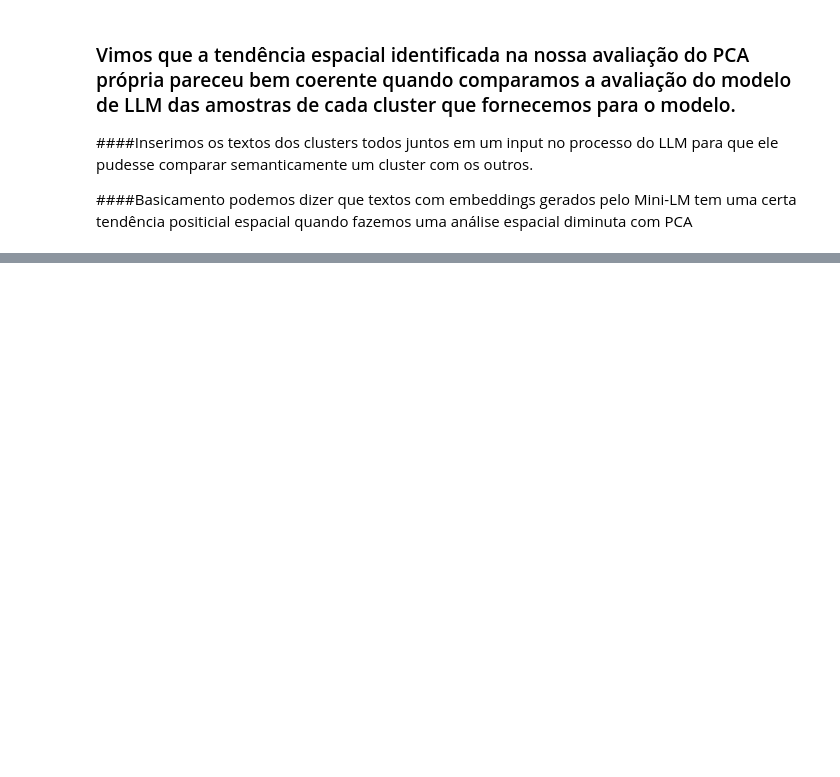
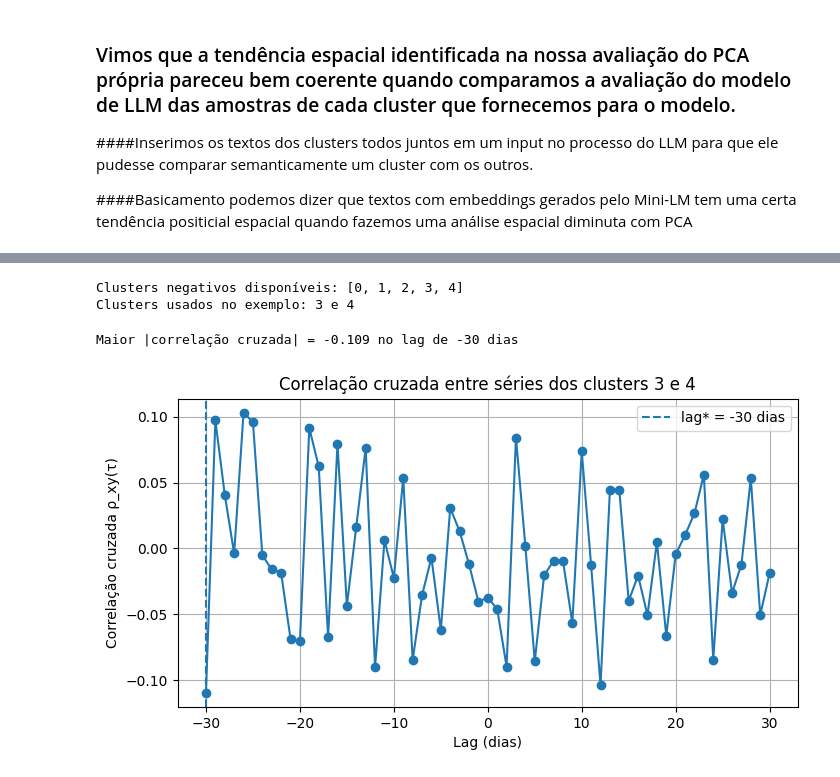
Before and after one commit to Guizinx/guilhermearthursantosmachado_Valida-odemodelosdeclusteriza-o-25E4_3-_pd, a Jupyter notebook: guilhermearthursantosmachado_Validaçãodemodelosdeclusterização[25E4_3]_pd.ipynb, the cells around one changed output, grey strips where cells are left out. Cells and saved outputs as stored; diff of their text form; code cells hidden in the pictures; blank space fills up the shorter version.

```diff
--- a/guilhermearthursantosmachado_Validaçãodemodelosdeclusterização[25E4_3]_pd.ipynb
+++ b/guilhermearthursantosmachado_Validaçãodemodelosdeclusterização[25E4_3]_pd.ipynb
@@ -508,0 +555,22 @@ Your inspirational quotes on twitter/Feb never really got to me. But oh damn ur
+# %%
+rng = np.random.default_rng(42)  # reprodutibilidade
+# Criação das datas aleatorias para as séries
+datas_2025 = pd.date_range("2025-01-01", "2025-12-31", freq="D")
+df["data_2025"] = rng.choice(datas_2025, size=len(df))
+# %%
+mask_neg = (df["label"] == 0)
+df_neg = df.loc[mask_neg].copy()
+
+# garantir que os clusters sejam inteiros
+df_neg["cluster_ofensa"] = df_neg["cluster_ofensa"].astype("Int64")
+
+clusters_unicos = sorted(df_neg["cluster_ofensa"].dropna().unique().tolist())
+print("Clusters negativos disponíveis:", clusters_unicos)
+
+# Escolher dois clusters para ilustrar a correlação cruzada
+cluster_a = clusters_unicos[3]
+cluster_b = clusters_unicos[4]
+print("Clusters usados no exemplo:", cluster_a, "e", cluster_b)
+# %% [output]
+Clusters negativos disponíveis: [0, 1, 2, 3, 4]
+Clusters usados no exemplo: 3 e 4
@@ -508,0 +594,53 @@ Your inspirational quotes on twitter/Feb never really got to me. But oh damn ur
+# %%
+# 4) Alinhamento temporal: mesmo índice diário entre as duas séries
+idx = pd.date_range("2025-01-01", "2025-12-31", freq="D")
+serie_a = serie_a.reindex(idx, fill_value=0)
+serie_b = serie_b.reindex(idx, fill_value=0)
+
+# 5) Normalização (z-score)
+valores = np.vstack([serie_a.values, serie_b.values]).T  # shape (T, 2)
+valores_z = StandardScaler().fit_transform(valores)
+x = valores_z[:, 0]
+y = valores_z[:, 1]
+# %%
+# 6) Função para calcular correlação cruzada e extrair o máximo |ρ_xy(τ)|
+def max_cross_corr(x, y, max_lag=30):
+    lags = np.arange(-max_lag, max_lag + 1)
+    corrs = []
+
+    for lag in lags:
+        if lag < 0:
+            xs = x[-lag:]
+            ys = y[:len(xs)]
+        elif lag > 0:
+            xs = x[:-lag]
+            ys = y[lag:]
+        else:
+            xs = x
+            ys = y
+
+        if len(xs) < 2:
+            corrs.append(np.nan)
+        else:
+            corrs.append(np.corrcoef(xs, ys)[0, 1])
+
+    corrs = np.array(corrs)
+    idx_max = np.nanargmax(np.abs(corrs))
+    return lags, corrs, lags[idx_max], corrs[idx_max]
+
+lags, corrs, lag_star, rho_star = max_cross_corr(x, y, max_lag=30)
+
+print(f"Maior |correlação cruzada| = {rho_star:.3f} no lag de {lag_star} dias")
+
+plt.figure(figsize=(8, 4))
+plt.plot(lags, corrs, marker="o")
+plt.axvline(lag_star, linestyle="--", label=f"lag* = {lag_star} dias")
+plt.xlabel("Lag (dias)")
+plt.ylabel("Correlação cruzada ρ_xy(τ)")
+plt.title(f"Correlação cruzada entre séries dos clusters {cluster_a} e {cluster_b}")
+plt.legend()
+plt.grid(True)
+plt.show()
+# %% [output]
+Maior |correlação cruzada| = -0.109 no lag de -30 dias
+[figure, added]
```
Also changed, not shown: parts of 17 cells of this notebook.
